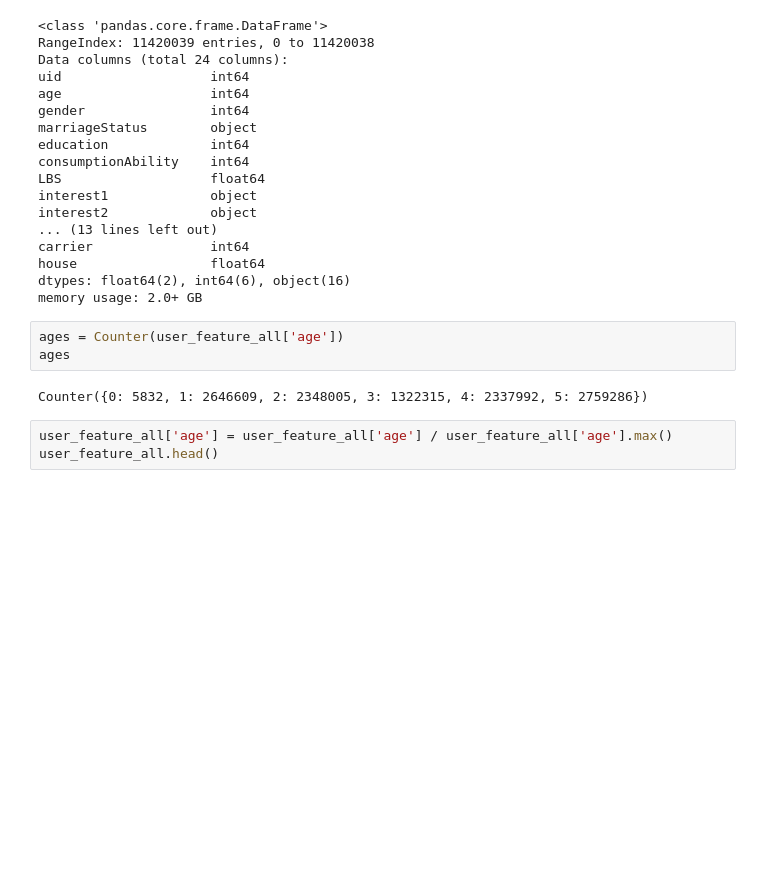
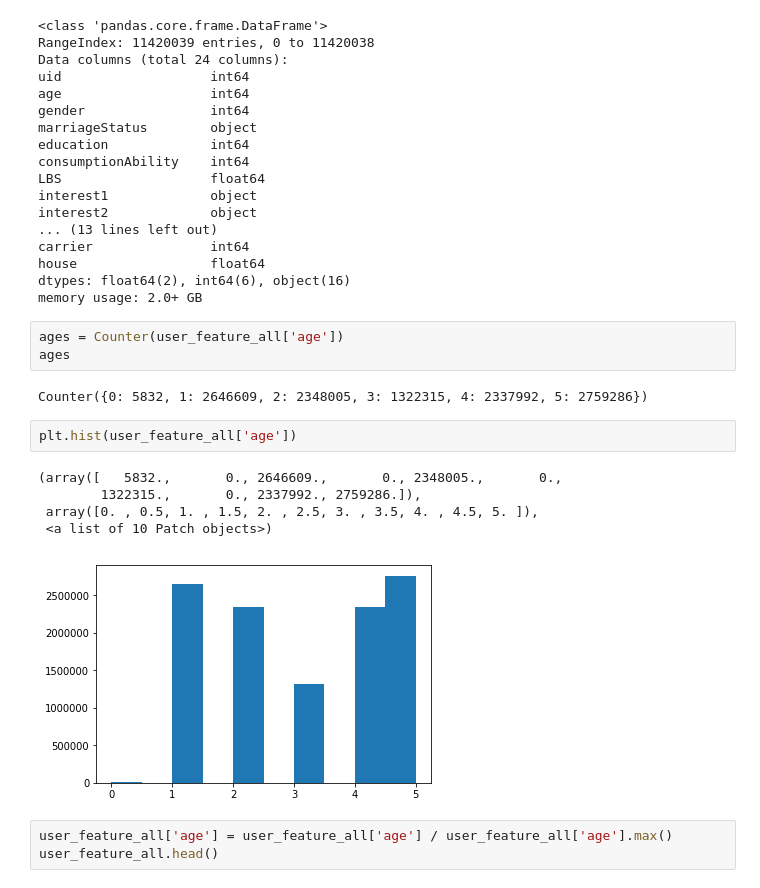
Before and after one commit to ModaoT/firstkill, a Jupyter notebook: user_data_process.ipynb, the cells around one changed output. Saved outputs shown, nothing was run; the diff lists cells and outputs as text; blank space fills up the shorter version.

```diff
--- a/user_data_process.ipynb
+++ b/user_data_process.ipynb
@@ -77,6 +77,14 @@ ages = Counter(user_feature_all['age'])
 ages
 # %% [output]
 Counter({0: 5832, 1: 2646609, 2: 2348005, 3: 1322315, 4: 2337992, 5: 2759286})
+# %%
+plt.hist(user_feature_all['age'])
+# %% [output]
+(array([   5832.,       0., 2646609.,       0., 2348005.,       0.,
+        1322315.,       0., 2337992., 2759286.]),
+ array([0. , 0.5, 1. , 1.5, 2. , 2.5, 3. , 3.5, 4. , 4.5, 5. ]),
+ <a list of 10 Patch objects>)
+[figure, added]
 # %%
 user_feature_all['age'] = user_feature_all['age'] / user_feature_all['age'].max()
 user_feature_all.head()
```
Also changed, not shown: parts of 80 cells of this notebook, 1 other file.
